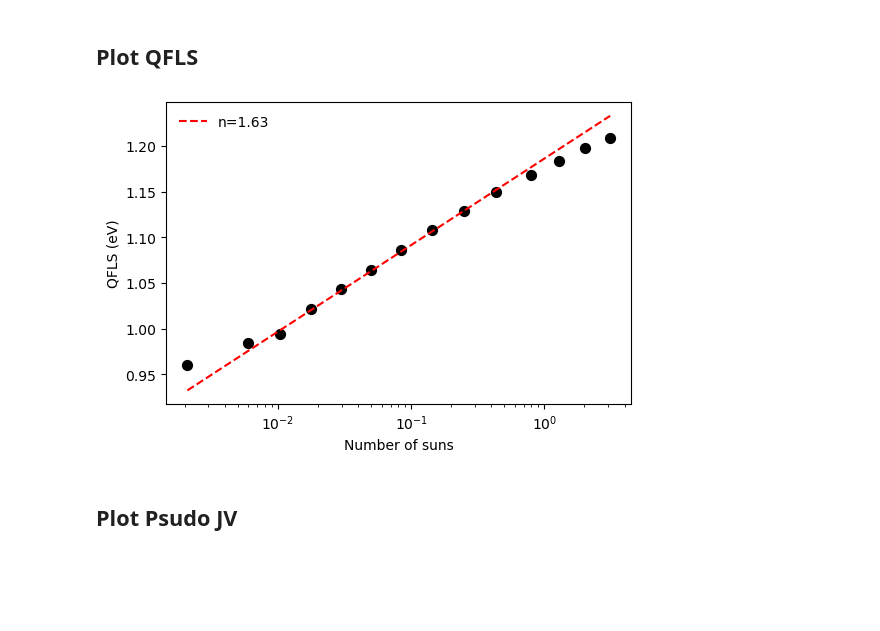
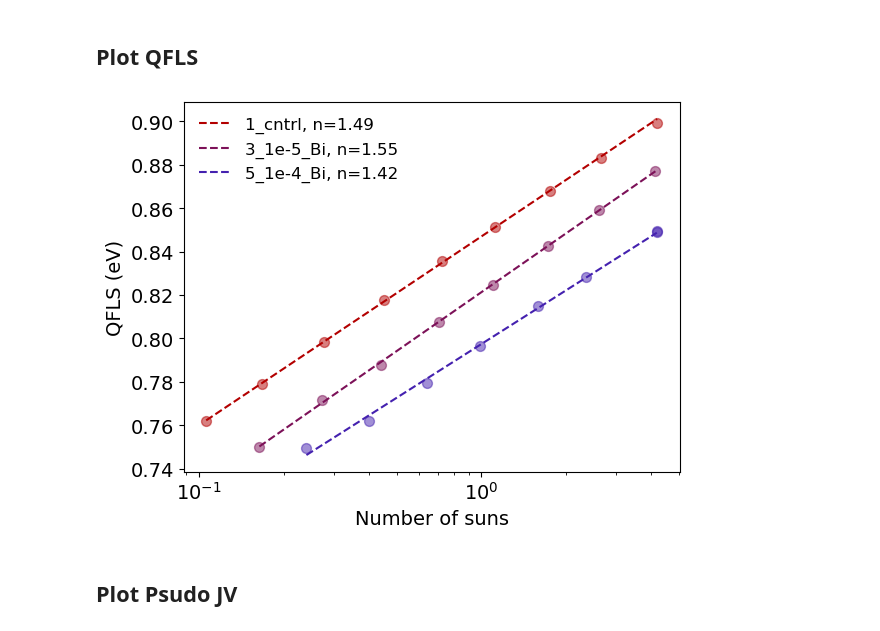
Before and after one commit to akashdasgupta/Intensity_dependant_PLQE, a Jupyter notebook: analysis/Analysis.ipynb, the cells around one changed output. Drawn from its saved outputs; the diff is of its cells as text; code cells hidden in the pictures; blank space fills up the shorter version.

Commit message:
Full featured analysis complete

```diff
--- a/analysis/Analysis.ipynb
+++ b/analysis/Analysis.ipynb
@@ -14,0 +3,7 @@ auto_bandgap = True # overwrites bandgap
+# %%
+from analysis_functions import *
+from scipy.interpolate import BSpline, splrep, splev
+from cmcrameri import cm
+
+import matplotlib
+plt.rcParams['savefig.dpi'] = 200
@@ -96,14 +263,2 @@ plt.show()
 # %% [markdown]
 ## Plot PLQE
-# %%
-num_suns = powers / power_at_1sun
-
-fig, ax = plt.subplots(dpi=100)
-ax.scatter(num_suns, PLQE*100, color='k')
-plt.xscale('log')
-plt.yscale('log')
-
-ax.set_xlabel('Number of suns')
-ax.set_ylabel("PLQE(%)")
-
-plt.show()
@@ -112,33 +290,31 @@ plt.show()
 # %% [markdown]
 ## Plot QFLS
 # %%
-num_suns = powers / power_at_1sun
-voc_rad0 = vocradf(bandgap)
+ns = []
 
-jsc_by_j0 = np.exp(sci.e*voc_rad0/(sci.k*298))-1
-voc_rads = (sci.k*298/sci.e)*np.log((jsc_by_j0*num_suns)+1)
+for i, (sample_name, power, QFLS) in enumerate(zip(sample_names, powers, QFLSs)):
+    num_suns = power/power_at_1sun
 
-QFLSs = voc_rads + (sci.k * 298 / sci.e)*np.log(PLQE)
+    plt.scatter(num_suns, QFLS, color=cpal[i%len(cpal)], alpha=0.5, s=50)
+    plt.xscale('log')
+    plt.xlabel('Number of suns')
+    plt.ylabel("QFLS (eV)")
 
+    #### Ideality
 
-fig, ax = plt.subplots(dpi=100)
-ax.scatter(num_suns, QFLSs, color='k', s=50)
-plt.xscale('log')
+    n, (m,c) = ideality_fit(QFLS,num_suns, 0.1, 10)
+    ns.append(n)
+    x_n = np.array([min(num_suns), max(num_suns)])
+    y_n = m*np.log(x_n) +c
+    plt.plot(x_n, y_n, color=cpal[i%len(cpal)], label=f'{sample_name}, n={round(n, 2)}', linestyle='--')
 
+    plt.legend(frameon=False, fontsize=12)
 
-ax.set_xlabel('Number of suns')
-ax.set_ylabel("QFLS (eV)")
-
-#### Ideality
-
-n, (m,c) = ideality_fit(QFLSs,num_suns, 0.01, 1)
-x_n = np.array([min(num_suns), max(num_suns)])
-y_n = m*np.log(x_n) +c
-ax.plot(x_n, y_n, color='r', label=f'n={round(n, 2)}', linestyle='--')
-
-plt.legend(frameon=False)
-plt.show()
+## Save ideality
+if not os.path.isdir(f"{savepath}/Plots"):
+    os.makedirs(f"{savepath}/Plots")
+plt.savefig(f"{savepath}/Plots/QFLSs.png")
 # %% [output]
-[figure, old version]
+[figure, new version]
 # %% [markdown]
 ## Plot Psudo JV
```
Also changed, not shown: parts of 14 cells of this notebook.
